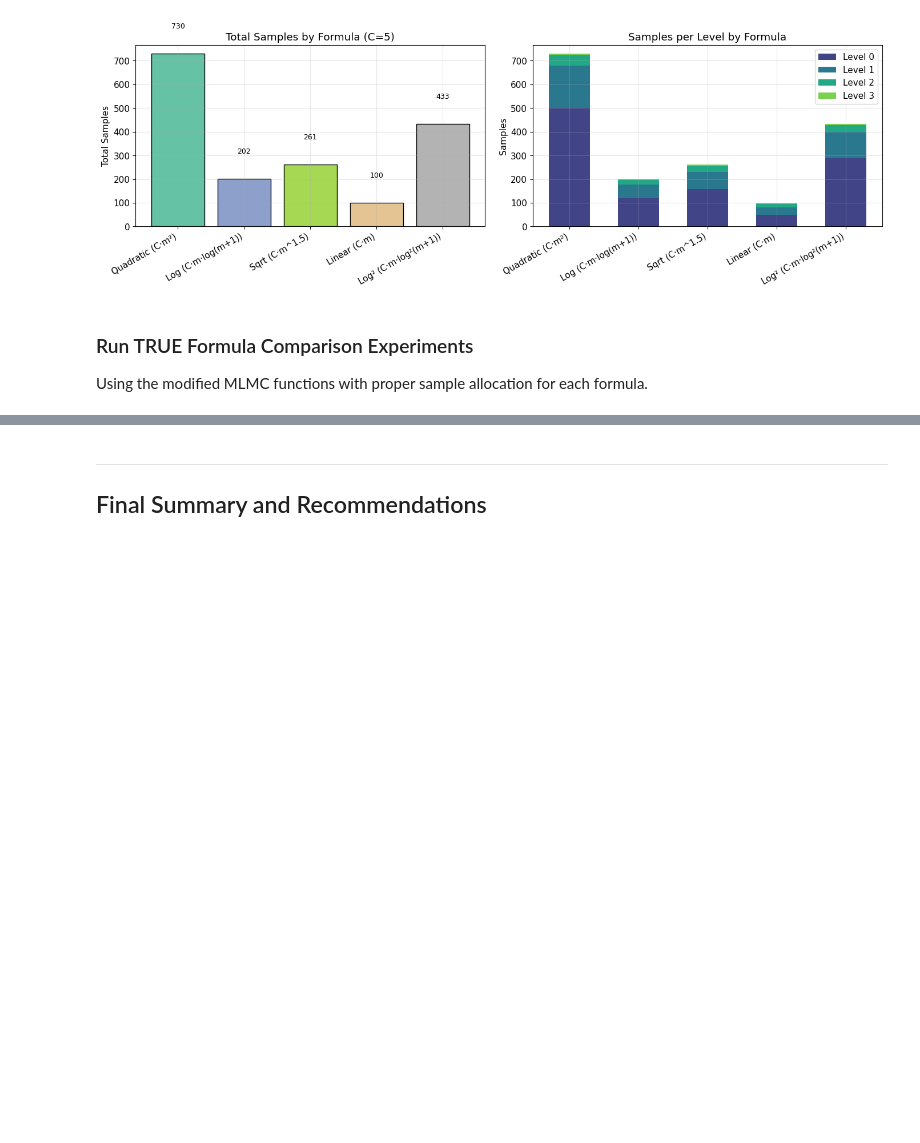
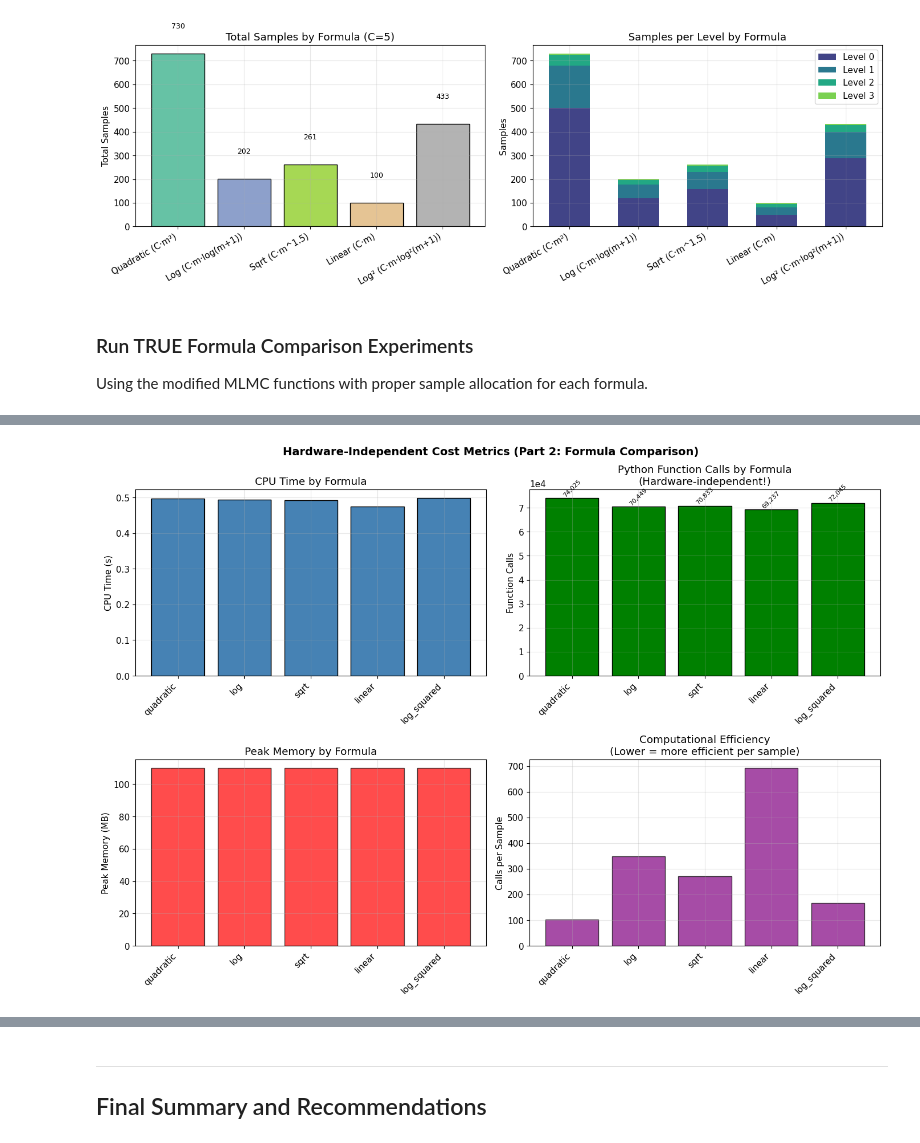
Before and after one commit to leolalvay/KAUST_OPTION_PRICING, a Jupyter notebook: Sample_Allocation_MLMC_Investigation/MLMC_Sample_Allocation_Comparison.ipynb, the cells around one changed output, grey strips where cells are left out. Saved outputs shown, nothing was run; the diff lists cells and outputs as text; code cells hidden in the pictures; blank space fills up the shorter version.

```diff
--- a/Sample_Allocation_MLMC_Investigation/MLMC_Sample_Allocation_Comparison.ipynb
+++ b/Sample_Allocation_MLMC_Investigation/MLMC_Sample_Allocation_Comparison.ipynb
@@ -362,13 +507,17 @@ We keep the formula $M_\ell = C \cdot \dim(V)^2$ fixed but vary $C$ across 10 va
 
 **Goal:** Find the minimum $C$ that maintains numerical stability.
 # %%
-# Values of C to test
+# C values to test
 C_values = [1, 3, 5, 10, 20, 30, 40, 50, 60, 80, 100, 120, 150]
 
-print("Sample counts for each C value (quadratic formula):")
+print(f"Testing C values: {C_values}")
+print(f"Total configurations: {len(C_values)}")
+
+# Show sample counts for each C
+print("\nSample counts for each C value (quadratic formula):")
 print("=" * 80)
 
-strategies_C = {f'C={C}': (C, 'quadratic') for C in C_values}
-df_C_samples = format_samples_table(params.max_degree, strategies_C)
+C_strategies = {f'C={C}': (C, 'quadratic') for C in C_values}
+df_C_samples = format_samples_table(params.max_degree, C_strategies)
 print(df_C_samples.to_string(index=False))
 # %% [output]
@@ -602,6 +802,6 @@ plt.show()
 # %%
 # Surface comparison: C=40 vs C=80 vs C=120
-C_to_compare = [1, 40, 80]
+C_to_compare = [5, 80, 150]
 
 fig = plt.figure(figsize=(15, 5))
 
@@ -1008,3 +1145,59 @@ else:
+# %%
+# NEW: Hardware-independent cost metrics for formula comparison
+if COST_METRICS_AVAILABLE and 'Mean Calls' in df_summary_formula.columns:
+    fig, axes = plt.subplots(2, 2, figsize=(14, 10))
+
+    valid_df = df_summary_formula[df_summary_formula['Mean Calls'].notna()]
+    x = np.arange(len(valid_df))
+    formulas_valid = valid_df['Formula'].values
+
+    # CPU Time
+    ax = axes[0, 0]
+    ax.bar(x, valid_df['Mean CPU (s)'], color='steelblue', edgecolor='black')
+    ax.set_xticks(x)
+    ax.set_xticklabels(formulas_valid, rotation=45, ha='right')
+    ax.set_ylabel('CPU Time (s)')
+    ax.set_title('CPU Time by Formula')
+
+    # Function calls (hardware-independent!)
+    ax = axes[0, 1]
+    bars = ax.bar(x, valid_df['Mean Calls'], color='green', edgecolor='black')
+    ax.set_xticks(x)
+    ax.set_xticklabels(formulas_valid, rotation=45, ha='right')
+    ax.set_ylabel('Function Calls')
+    ax.set_title('Python Function Calls by Formula\n(Hardware-independent!)')
+    ax.ticklabel_format(style='scientific', axis='y', scilimits=(0,0))
+
+    # Add value labels
+    for bar, val in zip(bars, valid_df['Mean Calls']):
+        ax.text(bar.get_x() + bar.get_width()/2, bar.get_height(),
+                f'{val:,.0f}', ha='center', va='bottom', fontsize=8, rotation=45)
+
+    # Peak memory
+    ax = axes[1, 0]
+    ax.bar(x, valid_df['Mean Memory (MB)'], color='red', edgecolor='black', alpha=0.7)
+    ax.set_xticks(x)
+    ax.set_xticklabels(formulas_valid, rotation=45, ha='right')
+    ax.set_ylabel('Peak Memory (MB)')
+    ax.set_title('Peak Memory by Formula')
+
+    # Efficiency: Calls per sample
+    ax = axes[1, 1]
+    calls_per_sample = valid_df['Mean Calls'] / valid_df['Total Samples']
+    ax.bar(x, calls_per_sample, color='purple', edgecolor='black', alpha=0.7)
+    ax.set_xticks(x)
+    ax.set_xticklabels(formulas_valid, rotation=45, ha='right')
+    ax.set_ylabel('Calls per Sample')
+    ax.set_title('Computational Efficiency\n(Lower = more efficient per sample)')
+
+    fig.suptitle('Hardware-Independent Cost Metrics (Part 2: Formula Comparison)',
+                 fontsize=14, fontweight='bold')
+    plt.tight_layout()
+    plt.show()
+else:
+    print("Cost metrics not available. Install cost_metrics.py for hardware-independent metrics.")
+# %% [output]
+[figure, added]
 # %%
 # Side-by-side 3D surface comparison
 successful_formulas = [f for f in formulas_to_test
```
Also changed, not shown: parts of 23 cells of this notebook.
